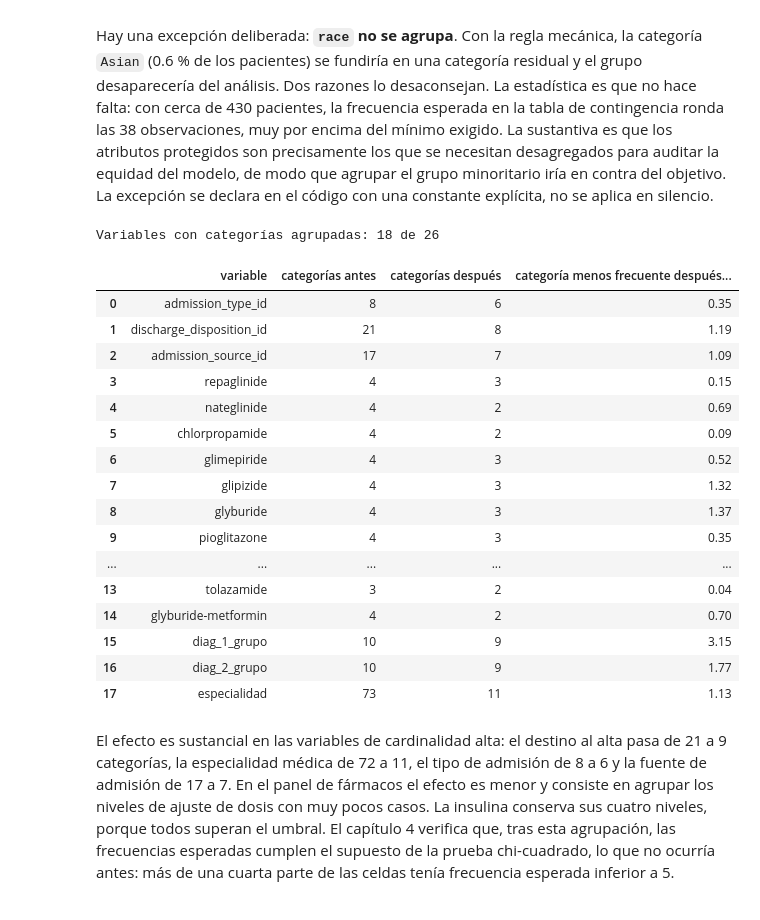
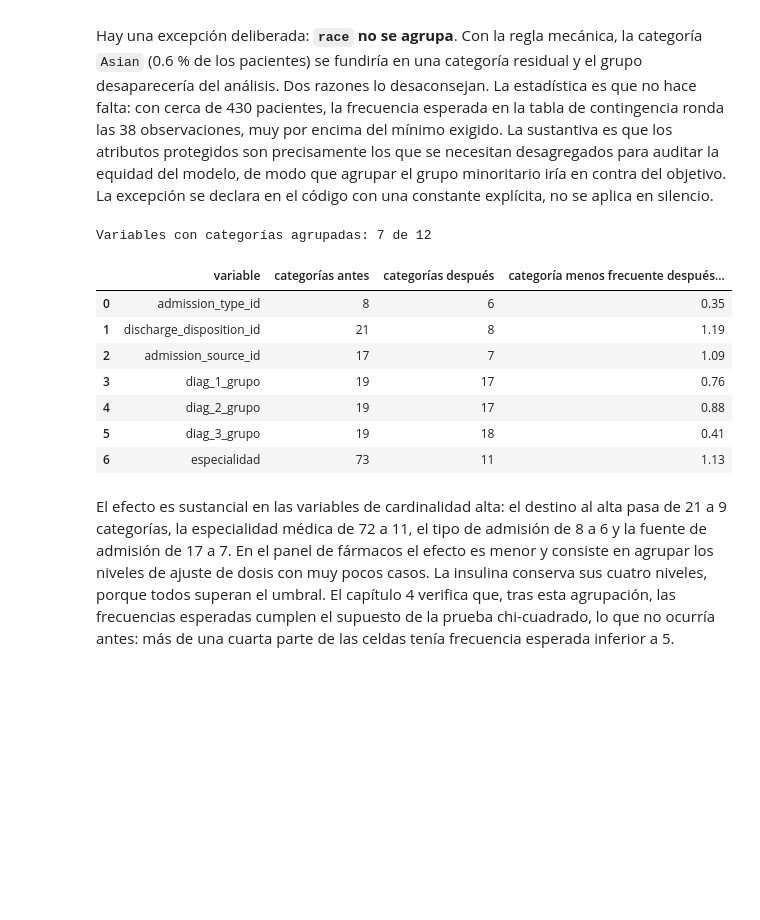
Before and after one commit to joshua2412-a/Diabetes_ProyectoML_202630, a Jupyter notebook: docs/02_ETL.ipynb, the cells around one changed output. Saved outputs shown, nothing was run; the diff lists cells and outputs as text; code cells hidden in the pictures; blank space fills up the shorter version.

```diff
--- a/docs/02_ETL.ipynb
+++ b/docs/02_ETL.ipynb
@@ -359,9 +359,10 @@ limpio["readmitted_30"] = (limpio["readmitted"] == "<30").astype(int)
 CASI_NULOS = ["examide", "citoglipton", "acetohexamide",
               "glimepiride-pioglitazone", "metformin-pioglitazone",
               "metformin-rosiglitazone", "troglitazone"]
+ESCASOS = ["glipizide-metformin", "tolbutamide"]
 COLUMNAS_DESCARTADAS = ["encounter_id", "weight", "payer_code", "readmitted"]
 
-limpio = limpio.drop(columns=COLUMNAS_DESCARTADAS + CASI_NULOS)
+limpio = limpio.drop(columns=COLUMNAS_DESCARTADAS + CASI_NULOS + ESCASOS)
 registrar("4. Columnas descartadas y target derivado", limpio)
 
 pd.DataFrame(traza)
@@ -494,21 +674,17 @@ Se añade un indicador binario de hospitalización previa, que en la literatura
 # %%
+UTILIZACION = ["number_outpatient", "number_emergency", "number_inpatient"]
+
 limpio["hospitalizacion_previa"] = (limpio["number_inpatient"] > 0).astype(int)
 
 utilizacion = pd.DataFrame({
-    "% con valor cero": [
-        100 * (limpio[c] == 0).mean()
-        for c in ["number_outpatient", "number_emergency", "number_inpatient"]
-    ],
-    "media": [
-        limpio[c].mean()
-        for c in ["number_outpatient", "number_emergency", "number_inpatient"]
-    ],
-    "máximo": [
-        limpio[c].max()
-        for c in ["number_outpatient", "number_emergency", "number_inpatient"]
-    ],
-}, index=["number_outpatient", "number_emergency", "number_inpatient"]).round(2)
-print(f"Pacientes con hospitalización previa: "
+    "% con valor cero": 100 * (limpio[UTILIZACION] == 0).mean(),
+    "media": limpio[UTILIZACION].mean(),
+    "mediana": limpio[UTILIZACION].median(),
+    "percentil 95": limpio[UTILIZACION].quantile(0.95),
+    "máximo": limpio[UTILIZACION].max(),
+}).round(2)
+
+print(f"Encuentros con hospitalización previa registrada: "
       f"{100 * limpio['hospitalizacion_previa'].mean():.2f} %")
 utilizacion
 # %% [output]
@@ -638,48 +816,54 @@ limpio = limpio.drop(columns=["medical_specialty"])
 # incluidos el panel de fármacos y los grupos diagnósticos, para no dejar
 # ninguna categoría residual con frecuencias insuficientes.
 # race queda exenta: sus categorías cumplen los supuestos estadísticos sin
 # agrupar (se verifica en el capítulo 4) y agrupar un grupo demográfico
 # minoritario en una categoría residual lo haría desaparecer del análisis de
 # equidad del modelo, que es justo donde su información resulta necesaria.
-EXENTAS_DE_AGRUPAR = ["race"]
+# El panel de fármacos recibe una regla propia: la regla genérica del 1 %
+# fusionaría "Up" y "Down", que son acciones clínicas opuestas, en una misma
+# categoría residual. Cuando alguna de las dos direcciones no alcanza el
+# umbral, ambas se unifican en "Cambio": la señal clínica que queda es que
+# hubo ajuste activo de dosis, sin distinguir su sentido.
+for farmaco in FARMACOS:
+    frecuencias = limpio[farmaco].value_counts(normalize=True)
+    direcciones = [d for d in ("Up", "Down") if d in frecuencias.index]
+    if any(frecuencias.get(d, 0) < UMBRAL_CATEGORIA for d in direcciones):
+        limpio[farmaco] = limpio[farmaco].replace(
+            {"Up": "Cambio", "Down": "Cambio"})
+
+EXENTAS_DE_AGRUPAR = ["race"] + FARMACOS
 candidatas = [c for c in columnas_texto(limpio) if c not in EXENTAS_DE_AGRUPAR]
 
 resumen_agrupacion = []
 for columna in candidatas:
     antes = limpio[columna].nunique()
     limpio[columna] = agrupar_poco_frecuentes(limpio[columna], UMBRAL_CATEGORIA)
     despues = limpio[columna].nunique()
     if antes != despues:
         resumen_agrupacion.append({
             "variable": columna,
             "categorías antes": antes,
             "categorías después": despues,
             "categoría menos frecuente después (%)": round(
                 100 * limpio[columna].value_counts(normalize=True).iloc[-1], 2),
         })
 
 print(f"Variables con categorías agrupadas: {len(resumen_agrupacion)} "
       f"de {len(candidatas)}")
+
+
+EXENTAS_DE_AGRUPAR = ["race"] + FARMACOS
 pd.DataFrame(resumen_agrupacion)
 # %% [output]
-Variables con categorías agrupadas: 18 de 26
+Variables con categorías agrupadas: 7 de 12
 |  | variable | categorías antes | categorías después | categoría menos frecuente después... |
 | 0 | admission_type_id | 8 | 6 | 0.35 |
 | 1 | discharge_disposition_id | 21 | 8 | 1.19 |
 | 2 | admission_source_id | 17 | 7 | 1.09 |
-| 3 | repaglinide | 4 | 3 | 0.15 |
-| 4 | nateglinide | 4 | 2 | 0.69 |
-| 5 | chlorpropamide | 4 | 2 | 0.09 |
-| 6 | glimepiride | 4 | 3 | 0.52 |
-| 7 | glipizide | 4 | 3 | 1.32 |
-| 8 | glyburide | 4 | 3 | 1.37 |
-| 9 | pioglitazone | 4 | 3 | 0.35 |
-| ... | ... | ... | ... | ... |
-| 13 | tolazamide | 3 | 2 | 0.04 |
-| 14 | glyburide-metformin | 4 | 2 | 0.70 |
-| 15 | diag_1_grupo | 10 | 9 | 3.15 |
-| 16 | diag_2_grupo | 10 | 9 | 1.77 |
-| 17 | especialidad | 73 | 11 | 1.13 |
+| 3 | diag_1_grupo | 19 | 17 | 0.76 |
+| 4 | diag_2_grupo | 19 | 17 | 0.88 |
+| 5 | diag_3_grupo | 19 | 18 | 0.41 |
+| 6 | especialidad | 73 | 11 | 1.13 |
 # %% [markdown]
 El efecto es sustancial en las variables de cardinalidad alta: el destino al alta pasa de 21 a 9 categorías, la especialidad médica de 72 a 11, el tipo de admisión de 8 a 6 y la fuente de admisión de 17 a 7. En el panel de fármacos el efecto es menor y consiste en agrupar los niveles de ajuste de dosis con muy pocos casos. La insulina conserva sus cuatro niveles, porque todos superan el umbral. El capítulo 4 verifica que, tras esta agrupación, las frecuencias esperadas cumplen el supuesto de la prueba chi-cuadrado, lo que no ocurría antes: más de una cuarta parte de las celdas tenía frecuencia esperada inferior a 5.
 
```
Also changed, not shown: parts of 19 cells of this notebook, 4 other files.
